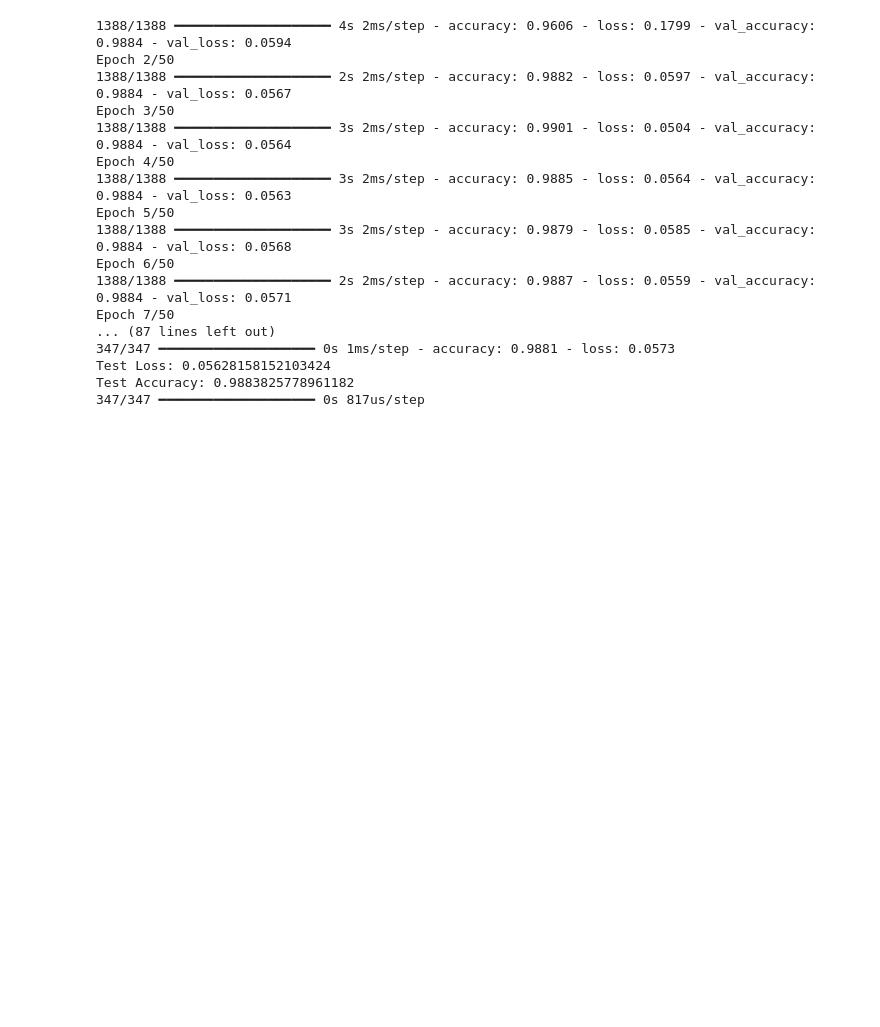
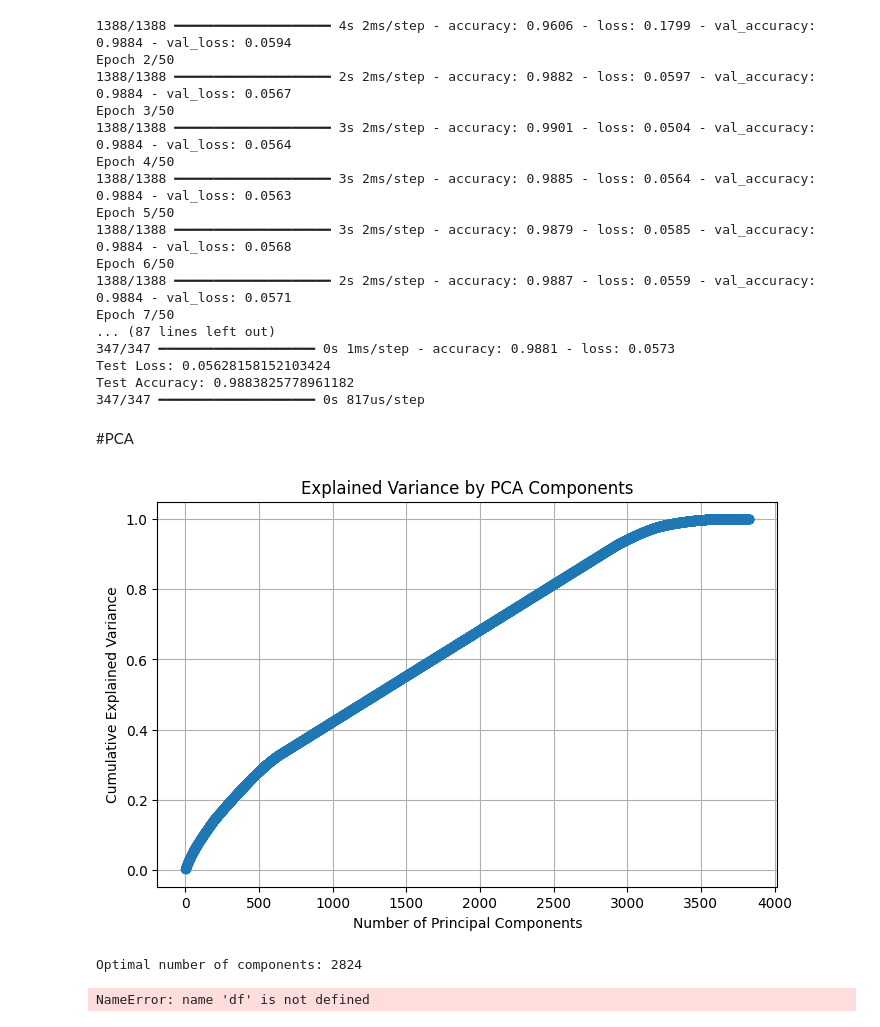
Before and after one commit to devansh-bolsure/Analysis-and-Prediction-on-Supply-Chain-data, a Jupyter notebook: Late_Delievery_Risk_Prediction.ipynb, the cells around one changed output. Saved outputs shown, nothing was run; the diff lists cells and outputs as text; code cells hidden in the pictures; blank space fills up the shorter version.

```diff
--- a/Late_Delievery_Risk_Prediction.ipynb
+++ b/Late_Delievery_Risk_Prediction.ipynb
@@ -862,3 +876,49 @@ Epoch 7/50
 Test Loss: 0.05628158152103424
 Test Accuracy: 0.9883825778961182
 347/347 ━━━━━━━━━━━━━━━━━━━━ 0s 817us/step
+# %% [markdown]
+#PCA
+# %%
+import pandas as pd
+import numpy as np
+import matplotlib.pyplot as plt
+from sklearn.decomposition import PCA
+from sklearn.preprocessing import StandardScaler
+
+# Load your dataset
+df_pca= df_encoded.copy()
+# Standardize the features
+scaler = StandardScaler()
+X_scaled = scaler.fit_transform(df_pca)
+
+# Apply PCA
+pca = PCA()
+X_pca = pca.fit_transform(X_scaled)
+
+# Explained variance ratio
+explained_variance = np.cumsum(pca.explained_variance_ratio_)
+
+# Plot Explained Variance to find optimal components
+plt.figure(figsize=(8, 5))
+plt.plot(range(1, len(explained_variance) + 1), explained_variance, marker='o', linestyle='--')
+plt.xlabel('Number of Principal Components')
+plt.ylabel('Cumulative Explained Variance')
+plt.title('Explained Variance by PCA Components')
+plt.grid()
+plt.show()
+
+# Choose components that explain ~90% variance
+optimal_components = np.argmax(explained_variance >= 0.90) + 1
+print(f"Optimal number of components: {optimal_components}")
+
+# Apply PCA with optimal components
+pca = PCA(n_components=optimal_components)
+X_pca_final = pca.fit_transform(X_scaled)
+
+# Convert PCA result into DataFrame
+pca_columns = [f'PC{i+1}' for i in range(optimal_components)]
+df_pca = pd.DataFrame(X_pca_final, columns=pca_columns)
+# %% [output]
+[figure, added]
+Optimal number of components: 2824
+NameError: name 'df' is not defined
```
Also changed, not shown: parts of 2 cells of this notebook.
